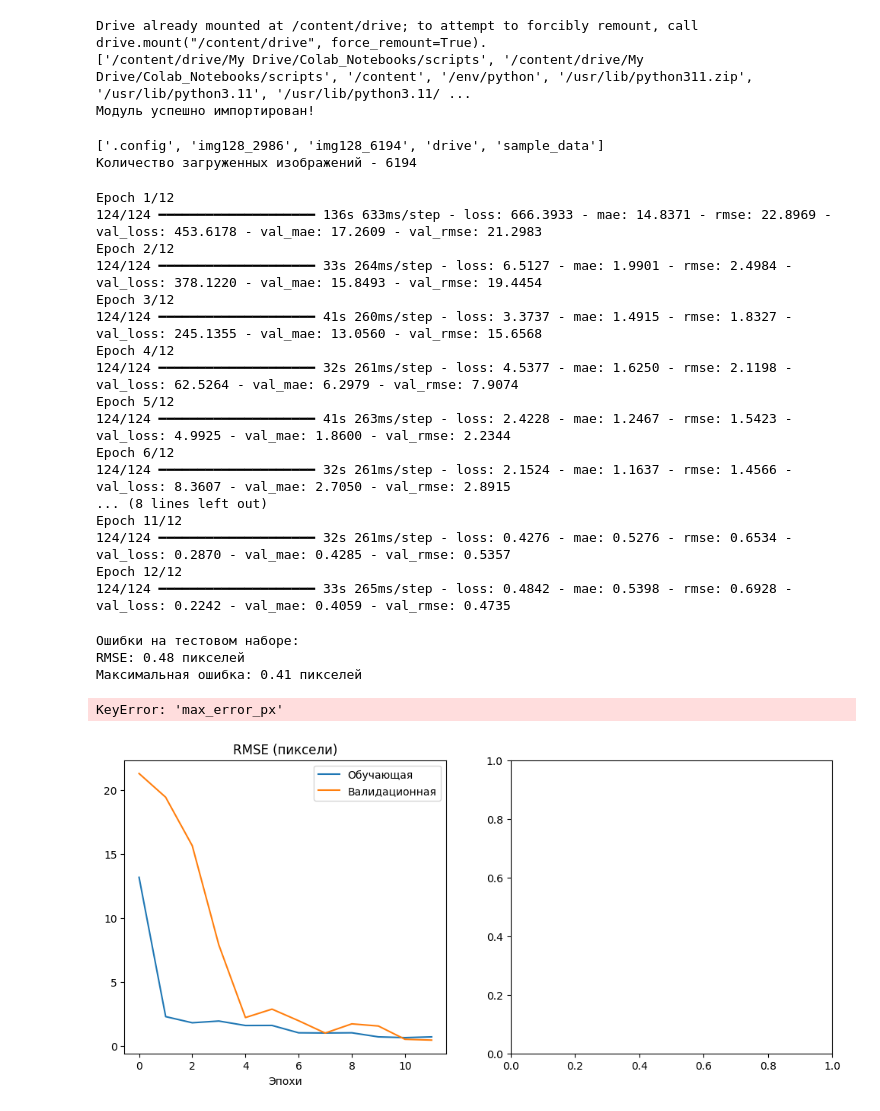
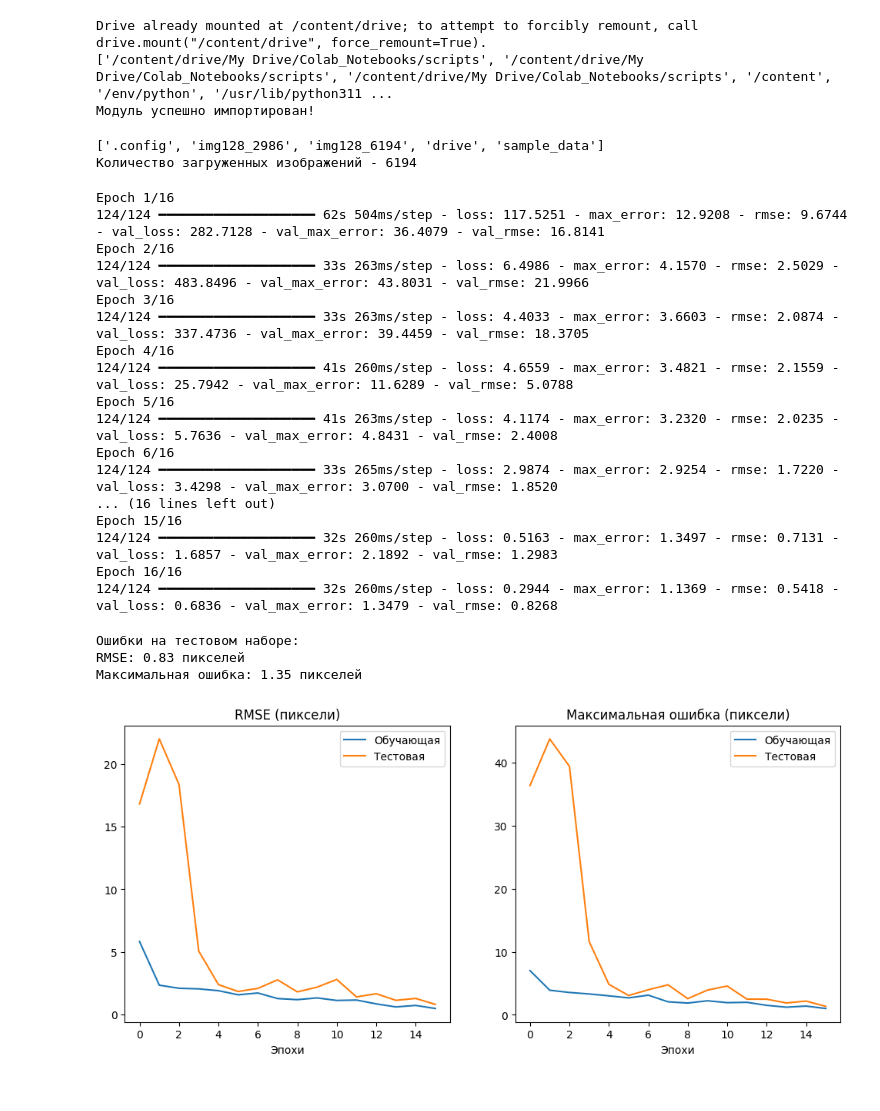
Before and after one commit to fmvachoo/cnn_psf, a Jupyter notebook: cnn_resnet_2layers.ipynb, the cells around one changed output. Cells and saved outputs as stored; diff of their text form; code cells hidden in the pictures.

Commit message:
Ошибка около 1п, попробовать очистить данные или создать в новой среде для обучения с нуля. Не забыть использовать метрику max_error

```diff
--- a/cnn_resnet_2layers.ipynb
+++ b/cnn_resnet_2layers.ipynb
@@ -33,9 +33,15 @@ try:
     print("Модуль успешно импортирован!")
 except ModuleNotFoundError as e:
     print(f"Ошибка импорта: {e}")
+
+# Максимальная абсолютная ошибка
+def max_error(y_true, y_pred):
+    y_true = tf.cast(y_true, tf.float32)  # Приводим y_true к float32
+    y_pred = tf.cast(y_pred, tf.float32)  # Приводим y_pred к float32
+    return tf.reduce_max(tf.abs(y_true - y_pred))
 # %% [output]
 Drive already mounted at /content/drive; to attempt to forcibly remount, call drive.mount("/content/drive", force_remount=True).
-['/content/drive/My Drive/Colab_Notebooks/scripts', '/content/drive/My Drive/Colab_Notebooks/scripts', '/content', '/env/python', '/usr/lib/python311.zip', '/usr/lib/python3.11', '/usr/lib/python3.11/ ...
+['/content/drive/My Drive/Colab_Notebooks/scripts', '/content/drive/My Drive/Colab_Notebooks/scripts', '/content/drive/My Drive/Colab_Notebooks/scripts', '/content', '/env/python', '/usr/lib/python311 ...
 Модуль успешно импортирован!
 # %%
 dir_test = '../data/PSF_PNG/PSF_Test36/'
@@ -134,7 +140,7 @@ model.compile(
     loss='mse',
     metrics=[
         tf.keras.metrics.RootMeanSquaredError(name='rmse'),
-        tf.keras.metrics.MeanAbsoluteError(name='mae')
+        max_error
     ]
 )
 # %%
@@ -144,60 +150,59 @@ model.compile(
 history = model.fit(
     train_ds,
     validation_data=val_ds,
-    epochs=12,
+    epochs=16,
     callbacks=[
         tf.keras.callbacks.EarlyStopping(patience=5, monitor='val_rmse')
     ]
 )
 # %% [output]
-Epoch 1/12
-124/124 ━━━━━━━━━━━━━━━━━━━━ 136s 633ms/step - loss: 666.3933 - mae: 14.8371 - rmse: 22.8969 - val_loss: 453.6178 - val_mae: 17.2609 - val_rmse: 21.2983
-Epoch 2/12
-124/124 ━━━━━━━━━━━━━━━━━━━━ 33s 264ms/step - loss: 6.5127 - mae: 1.9901 - rmse: 2.4984 - val_loss: 378.1220 - val_mae: 15.8493 - val_rmse: 19.4454
-Epoch 3/12
-124/124 ━━━━━━━━━━━━━━━━━━━━ 41s 260ms/step - loss: 3.3737 - mae: 1.4915 - rmse: 1.8327 - val_loss: 245.1355 - val_mae: 13.0560 - val_rmse: 15.6568
-Epoch 4/12
-124/124 ━━━━━━━━━━━━━━━━━━━━ 32s 261ms/step - loss: 4.5377 - mae: 1.6250 - rmse: 2.1198 - val_loss: 62.5264 - val_mae: 6.2979 - val_rmse: 7.9074
-Epoch 5/12
-124/124 ━━━━━━━━━━━━━━━━━━━━ 41s 263ms/step - loss: 2.4228 - mae: 1.2467 - rmse: 1.5423 - val_loss: 4.9925 - val_mae: 1.8600 - val_rmse: 2.2344
-Epoch 6/12
-124/124 ━━━━━━━━━━━━━━━━━━━━ 32s 261ms/step - loss: 2.1524 - mae: 1.1637 - rmse: 1.4566 - val_loss: 8.3607 - val_mae: 2.7050 - val_rmse: 2.8915
-... (8 lines left out)
-Epoch 11/12
-124/124 ━━━━━━━━━━━━━━━━━━━━ 32s 261ms/step - loss: 0.4276 - mae: 0.5276 - rmse: 0.6534 - val_loss: 0.2870 - val_mae: 0.4285 - val_rmse: 0.5357
-Epoch 12/12
-124/124 ━━━━━━━━━━━━━━━━━━━━ 33s 265ms/step - loss: 0.4842 - mae: 0.5398 - rmse: 0.6928 - val_loss: 0.2242 - val_mae: 0.4059 - val_rmse: 0.4735
+Epoch 1/16
+124/124 ━━━━━━━━━━━━━━━━━━━━ 62s 504ms/step - loss: 117.5251 - max_error: 12.9208 - rmse: 9.6744 - val_loss: 282.7128 - val_max_error: 36.4079 - val_rmse: 16.8141
+Epoch 2/16
+124/124 ━━━━━━━━━━━━━━━━━━━━ 33s 263ms/step - loss: 6.4986 - max_error: 4.1570 - rmse: 2.5029 - val_loss: 483.8496 - val_max_error: 43.8031 - val_rmse: 21.9966
+Epoch 3/16
+124/124 ━━━━━━━━━━━━━━━━━━━━ 33s 263ms/step - loss: 4.4033 - max_error: 3.6603 - rmse: 2.0874 - val_loss: 337.4736 - val_max_error: 39.4459 - val_rmse: 18.3705
+Epoch 4/16
+124/124 ━━━━━━━━━━━━━━━━━━━━ 41s 260ms/step - loss: 4.6559 - max_error: 3.4821 - rmse: 2.1559 - val_loss: 25.7942 - val_max_error: 11.6289 - val_rmse: 5.0788
+Epoch 5/16
+124/124 ━━━━━━━━━━━━━━━━━━━━ 41s 263ms/step - loss: 4.1174 - max_error: 3.2320 - rmse: 2.0235 - val_loss: 5.7636 - val_max_error: 4.8431 - val_rmse: 2.4008
+Epoch 6/16
+124/124 ━━━━━━━━━━━━━━━━━━━━ 33s 265ms/step - loss: 2.9874 - max_error: 2.9254 - rmse: 1.7220 - val_loss: 3.4298 - val_max_error: 3.0700 - val_rmse: 1.8520
+... (16 lines left out)
+Epoch 15/16
+124/124 ━━━━━━━━━━━━━━━━━━━━ 32s 260ms/step - loss: 0.5163 - max_error: 1.3497 - rmse: 0.7131 - val_loss: 1.6857 - val_max_error: 2.1892 - val_rmse: 1.2983
+Epoch 16/16
+124/124 ━━━━━━━━━━━━━━━━━━━━ 32s 260ms/step - loss: 0.2944 - max_error: 1.1369 - rmse: 0.5418 - val_loss: 0.6836 - val_max_error: 1.3479 - val_rmse: 0.8268
 # %%
 # ======================
 # 5. Оценка и визуализация
 # ======================
 # Оценка на тестовом наборе
 test_loss, test_rmse, test_max_error = model.evaluate(test_ds, verbose=0)
 print(f"\nОшибки на тестовом наборе:")
 print(f"RMSE: {test_rmse:.2f} пикселей")
 print(f"Максимальная ошибка: {test_max_error:.2f} пикселей")
 
 # Визуализация обучения
 plt.figure(figsize=(12, 5))
 plt.subplot(1, 2, 1)
 plt.plot(history.history['rmse'], label='Обучающая')
 plt.plot(history.history['val_rmse'], label='Тестовая')
 plt.title('RMSE (пиксели)')
 plt.xlabel('Эпохи')
 plt.legend()
 
 plt.subplot(1, 2, 2)
-plt.plot(history.history['max_error_px'], label='Обучающая')
-plt.plot(history.history['val_max_error_px'], label='Тестовая')
+plt.plot(history.history['max_error'], label='Обучающая')
+plt.plot(history.history['val_max_error'], label='Тестовая')
 plt.title('Максимальная ошибка (пиксели)')
 plt.xlabel('Эпохи')
 plt.legend()
 plt.show()
 # %% [output]
 Ошибки на тестовом наборе:
-RMSE: 0.48 пикселей
-Максимальная ошибка: 0.41 пикселей
+RMSE: 0.83 пикселей
+Максимальная ошибка: 1.35 пикселей
-KeyError: 'max_error_px'
-[figure, old version]
+[figure, new version]
 # %%
 # ======================
```
Also changed, not shown: parts of 1 cell of this notebook.
